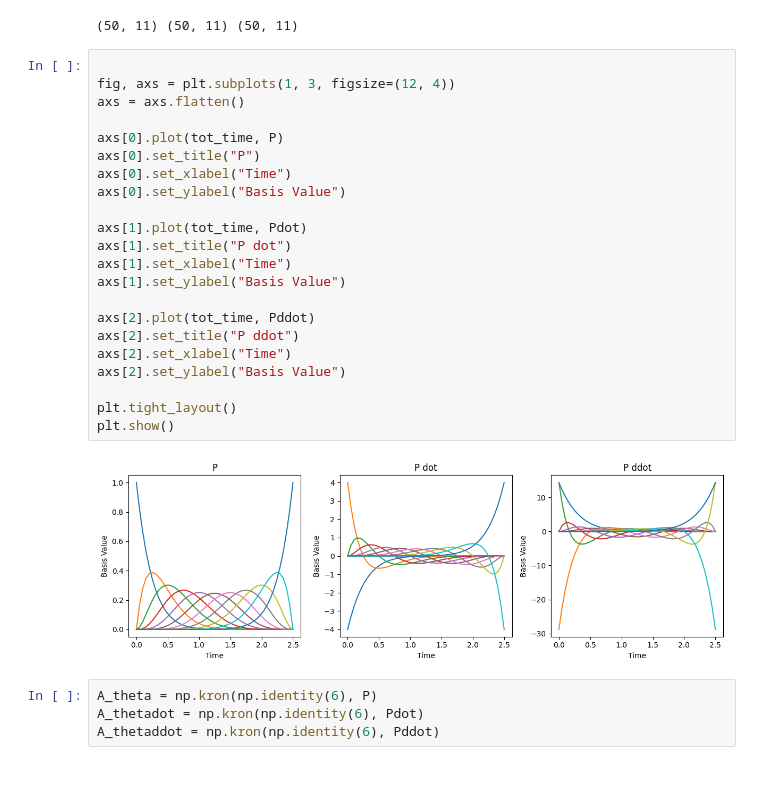
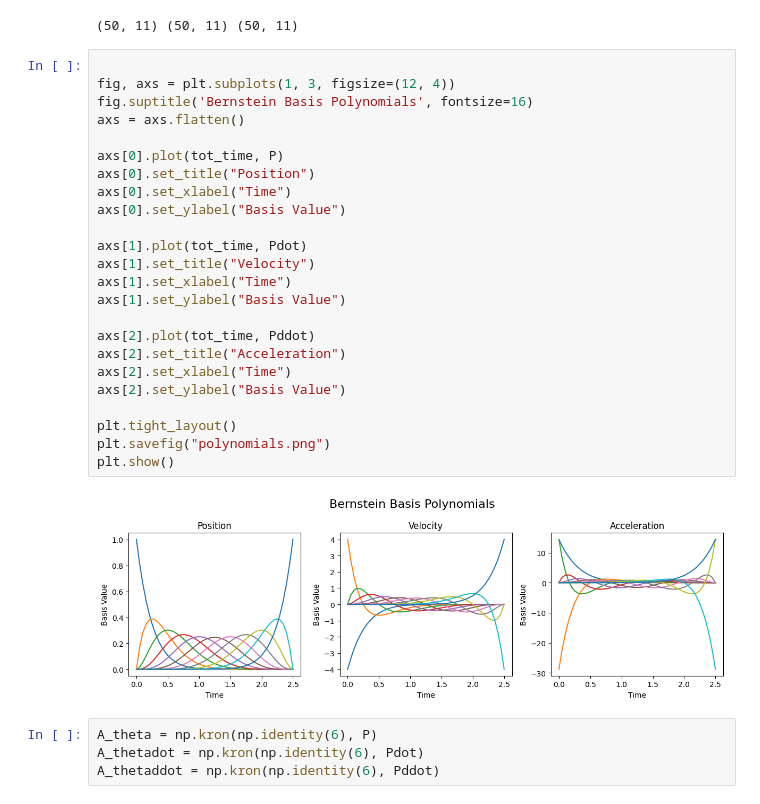
Before and after one commit to patsyuk03/thesis_2025, a Jupyter notebook: sampling_based_planner/plot_coefs.ipynb, the cells around one changed output. Cells and saved outputs as stored; diff of their text form; blank space fills up the shorter version.

```diff
--- a/sampling_based_planner/plot_coefs.ipynb
+++ b/sampling_based_planner/plot_coefs.ipynb
@@ -16,27 +16,29 @@ print(P.shape, Pdot.shape, Pddot.shape)
 # %%
 
 fig, axs = plt.subplots(1, 3, figsize=(12, 4))
+fig.suptitle('Bernstein Basis Polynomials', fontsize=16)
 axs = axs.flatten()
 
 axs[0].plot(tot_time, P)
-axs[0].set_title("P")
+axs[0].set_title("Position")
 axs[0].set_xlabel("Time")
 axs[0].set_ylabel("Basis Value")
 
 axs[1].plot(tot_time, Pdot)
-axs[1].set_title("P dot")
+axs[1].set_title("Velocity")
 axs[1].set_xlabel("Time")
 axs[1].set_ylabel("Basis Value")
 
 axs[2].plot(tot_time, Pddot)
-axs[2].set_title("P ddot")
+axs[2].set_title("Acceleration")
 axs[2].set_xlabel("Time")
 axs[2].set_ylabel("Basis Value")
 
 plt.tight_layout()
+plt.savefig("polynomials.png")
 plt.show()
 # %% [output]
-[figure, old version]
+[figure, new version]
 # %%
 A_theta = np.kron(np.identity(6), P)
 A_thetadot = np.kron(np.identity(6), Pdot)
```
Also changed, not shown: parts of 3 cells of this notebook, 2 other files.
